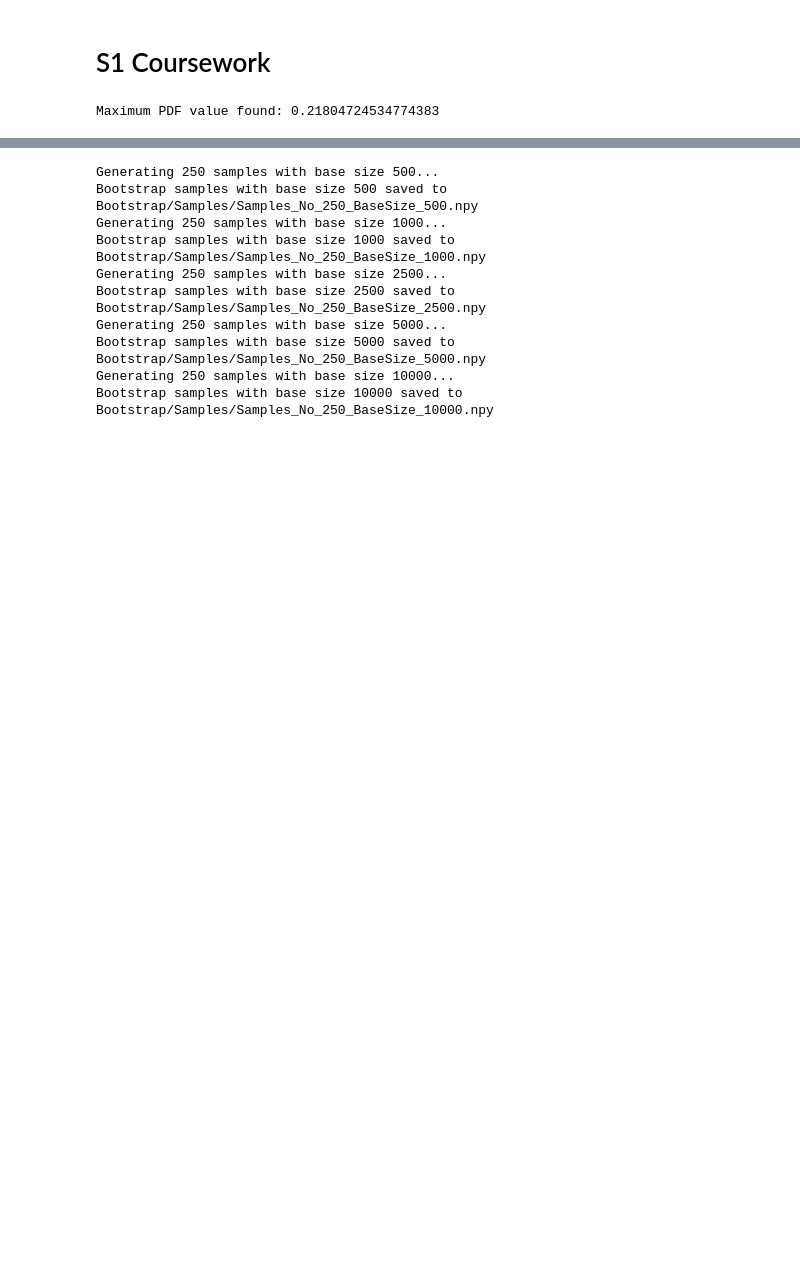
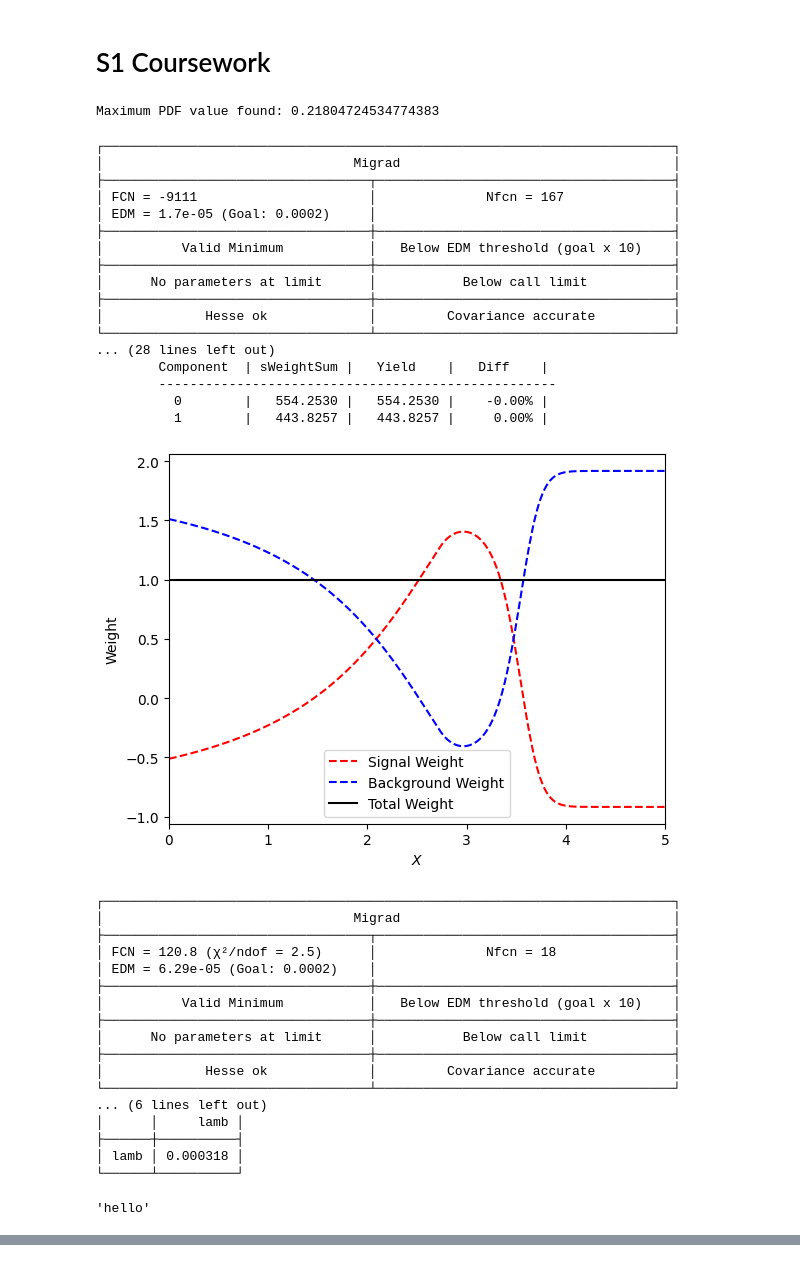
Before and after one commit to JacobTutt/stat_frequentist_analysis, a Jupyter notebook: S1_CW_Coursework.ipynb, the cells around one changed output, grey strips where cells are left out. Saved outputs shown, nothing was run; the diff lists cells and outputs as text; code cells hidden in the pictures; blank space fills up the shorter version.

```diff
--- a/S1_CW_Coursework.ipynb
+++ b/S1_CW_Coursework.ipynb
@@ -25,0 +23,42 @@ samples =  distoverall.accept_reject_sample(save_to_class=True)
+# %%
+initial_params = [3.1, 0.32, 1, 1.5, 0.55, 10000, 0.28]
+samples =  distoverall.accept_reject_sample(desired_samples= 10000, poisson= True, save_to_class=False)
+distoverall.fit_params_x(initial_params, samples, print_results = True)
+# print (samples)
+# %% [output]
+┌─────────────────────────────────────────────────────────────────────────┐
+│                                Migrad                                   │
+├──────────────────────────────────┬──────────────────────────────────────┤
+│ FCN = -9111                      │              Nfcn = 167              │
+│ EDM = 1.7e-05 (Goal: 0.0002)     │                                      │
+├──────────────────────────────────┼──────────────────────────────────────┤
+│          Valid Minimum           │   Below EDM threshold (goal x 10)    │
+├──────────────────────────────────┼──────────────────────────────────────┤
+│      No parameters at limit      │           Below call limit           │
+├──────────────────────────────────┼──────────────────────────────────────┤
+│             Hesse ok             │         Covariance accurate          │
+└──────────────────────────────────┴──────────────────────────────────────┘
+... (28 lines left out)
+        Component  | sWeightSum |   Yield    |   Diff    |
+        ---------------------------------------------------
+          0        |   554.2530 |   554.2530 |    -0.00% |
+          1        |   443.8257 |   443.8257 |     0.00% |
+[figure, added]
+┌─────────────────────────────────────────────────────────────────────────┐
+│                                Migrad                                   │
+├──────────────────────────────────┬──────────────────────────────────────┤
+│ FCN = 120.8 (χ²/ndof = 2.5)      │              Nfcn = 18               │
+│ EDM = 6.29e-05 (Goal: 0.0002)    │                                      │
+├──────────────────────────────────┼──────────────────────────────────────┤
+│          Valid Minimum           │   Below EDM threshold (goal x 10)    │
+├──────────────────────────────────┼──────────────────────────────────────┤
+│      No parameters at limit      │           Below call limit           │
+├──────────────────────────────────┼──────────────────────────────────────┤
+│             Hesse ok             │         Covariance accurate          │
+└──────────────────────────────────┴──────────────────────────────────────┘
+... (6 lines left out)
+│      │     lamb │
+├──────┼──────────┤
+│ lamb │ 0.000318 │
+└──────┴──────────┘
+'hello'
@@ -26,14 +66,4 @@ samples =  distoverall.accept_reject_sample(save_to_class=True)
 # %%
-distoverall.param_bootstrap_samples(250, [500,1000,2500,5000,10000], output_directory="Bootstrap/Samples", poisson=True)
+
+# distoverall.param_bootstrap_samples(250, [500,1000,2500,5000,10000], output_directory="Bootstrap/Samples", poisson=True)
-# %% [output]
-Generating 250 samples with base size 500...
-Bootstrap samples with base size 500 saved to Bootstrap/Samples/Samples_No_250_BaseSize_500.npy
-Generating 250 samples with base size 1000...
-Bootstrap samples with base size 1000 saved to Bootstrap/Samples/Samples_No_250_BaseSize_1000.npy
-Generating 250 samples with base size 2500...
-Bootstrap samples with base size 2500 saved to Bootstrap/Samples/Samples_No_250_BaseSize_2500.npy
-Generating 250 samples with base size 5000...
-Bootstrap samples with base size 5000 saved to Bootstrap/Samples/Samples_No_250_BaseSize_5000.npy
-Generating 250 samples with base size 10000...
-Bootstrap samples with base size 10000 saved to Bootstrap/Samples/Samples_No_250_BaseSize_10000.npy
 # %%
```
Also changed, not shown: parts of 6 cells of this notebook, 6 other files.
